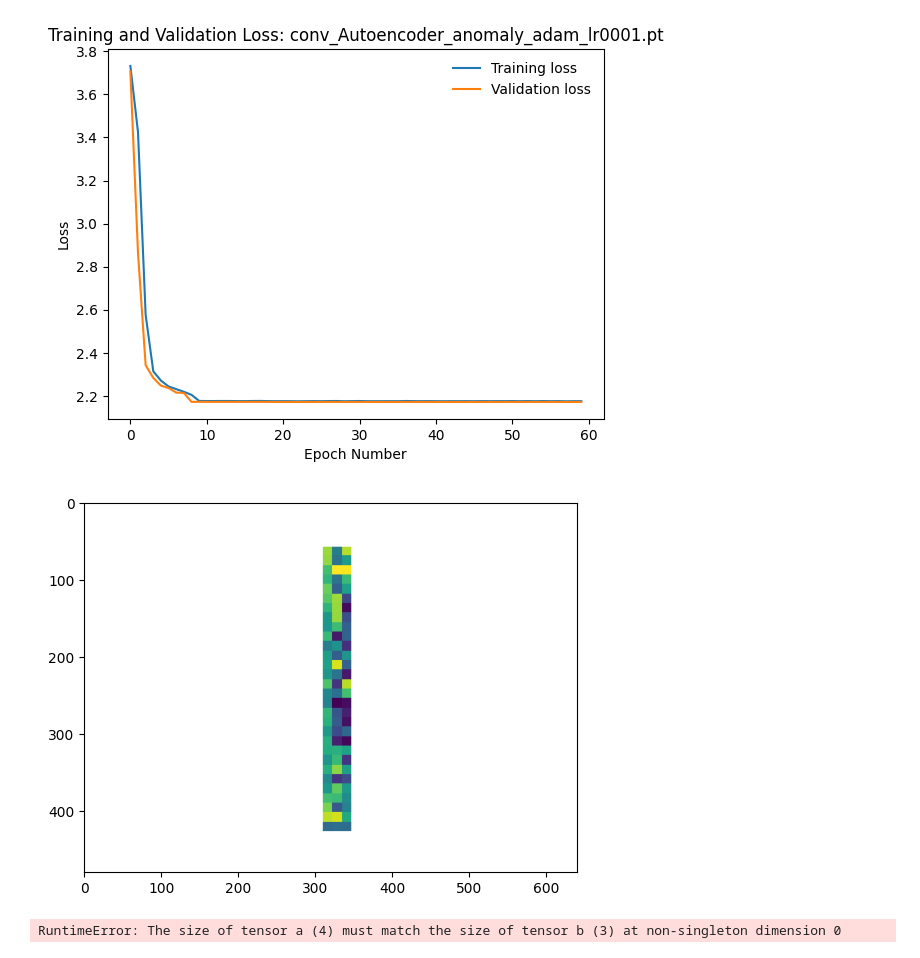
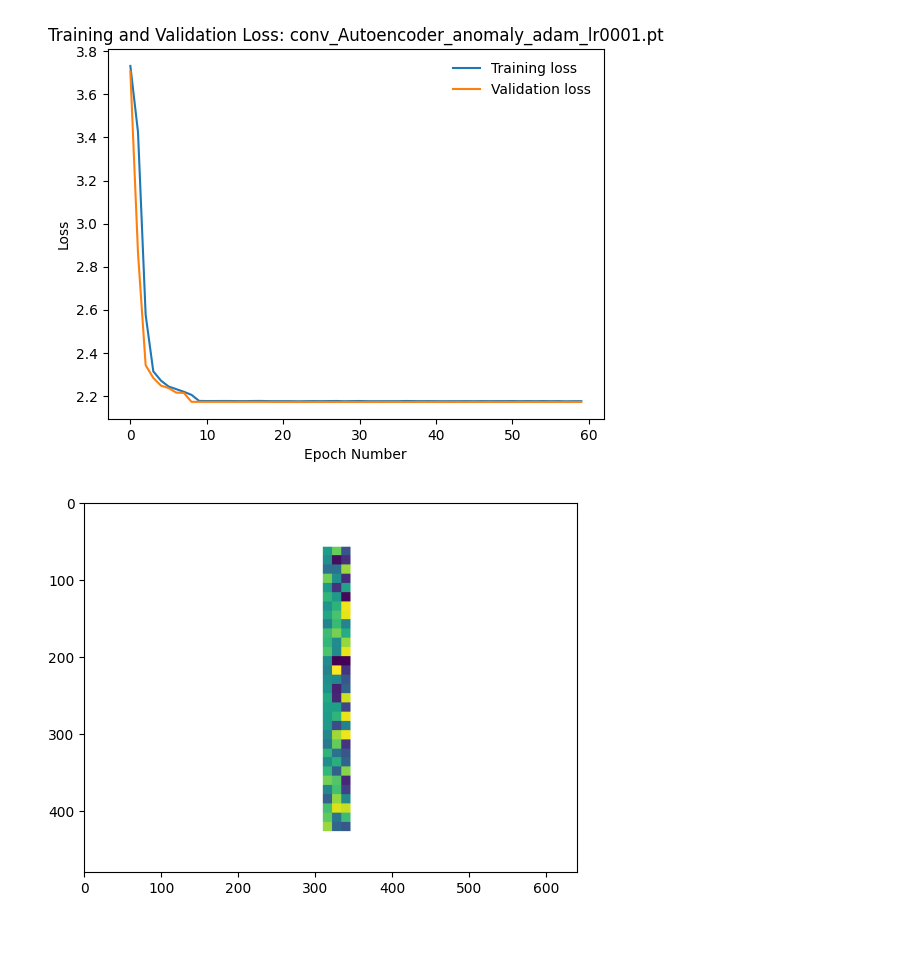
Before and after one commit to JosephWoodall/turbo-barnacle, a Jupyter notebook: src/time_series/cnn_experiment/cnn_experiment.ipynb, the cells around one changed output. Cells and saved outputs as stored; diff of their text form; code cells hidden in the pictures.

```diff
--- a/src/time_series/cnn_experiment/cnn_experiment.ipynb
+++ b/src/time_series/cnn_experiment/cnn_experiment.ipynb
@@ -464,15 +464,15 @@ if not os.path.isfile(f'modelOutput/{model_name}_loss_data.json'):
 # %%
 import os
 import random
 from PIL import Image
 
 image_directory = "cnn_monthly_images/"
 image_files = os.listdir(image_directory)
 random_image_file = random.choice(image_files)
 image_path = os.path.join(image_directory, random_image_file)
-image = Image.open(image_path)
+image = Image.open(image_path).convert('RGB')
 
 plt.imshow(image)
 plt.show()
 # %% [output]
-[figure, old version]
+[figure, new version]
@@ -489,11 +478,0 @@ output = model(input_image)
-# %%
-# detect anomalies
-if use_cuda:
-    inference_data = image.cuda()
-input_image = transform(image)
-
-# Add a batch dimension
-input_image = torch.unsqueeze(input_image, 0)
-decoded_output = model_transfer(input_image)
-# %% [output]
-RuntimeError: The size of tensor a (4) must match the size of tensor b (3) at non-singleton dimension 0
```
Also changed, not shown: parts of 1 cell of this notebook.
